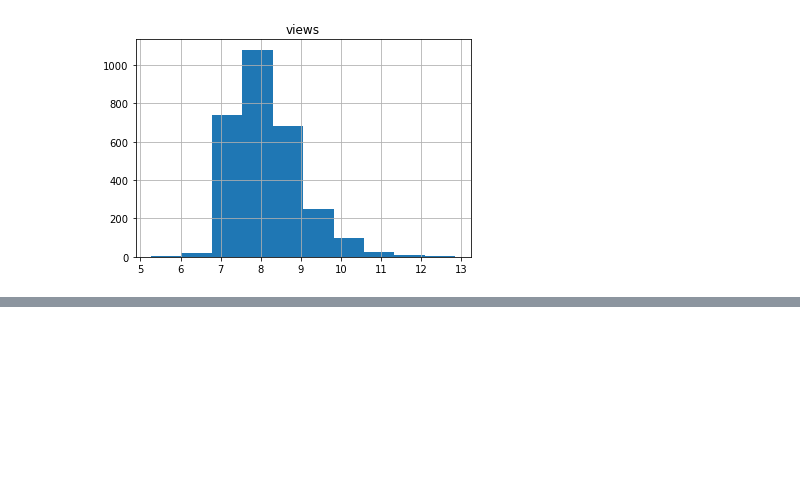
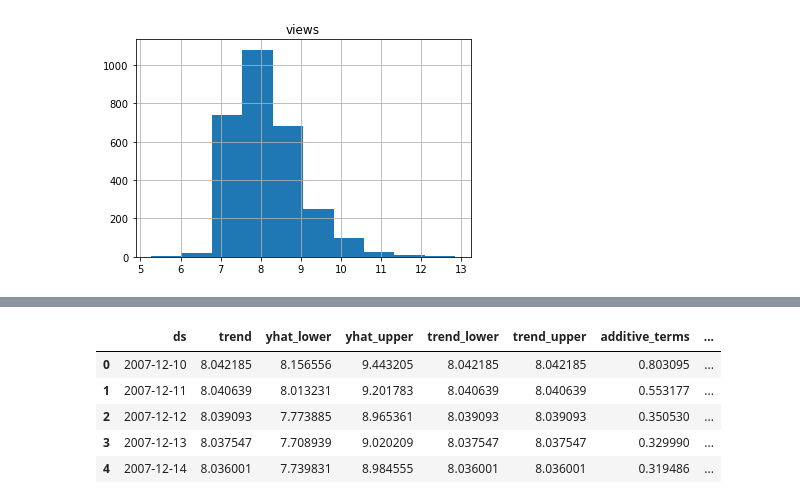
Before and after one commit to fernandovieira1/ML-e-DS-com-Python-de-A-a-Z, a Jupyter notebook: PARTE_9_SERIES_TEMPORAIS/PARTE_9_series_temp_FB_Prophet.ipynb, the cells around one changed output, grey strips where cells are left out. Saved outputs shown, nothing was run; the diff lists cells and outputs as text; code cells hidden in the pictures; blank space fills up the shorter version.

```diff
--- a/PARTE_9_SERIES_TEMPORAIS/PARTE_9_series_temp_FB_Prophet.ipynb
+++ b/PARTE_9_SERIES_TEMPORAIS/PARTE_9_series_temp_FB_Prophet.ipynb
@@ -51,0 +86,9 @@ dataset = dataset.sort_values(by='ds')
+# %%
+forecast.head()
+# %% [output]
+|  | ds | trend | yhat_lower | yhat_upper | trend_lower | trend_upper | additive_terms | ... |
+| 0 | 2007-12-10 | 8.042185 | 8.156556 | 9.443205 | 8.042185 | 8.042185 | 0.803095 | ... |
+| 1 | 2007-12-11 | 8.040639 | 8.013231 | 9.201783 | 8.040639 | 8.040639 | 0.553177 | ... |
+| 2 | 2007-12-12 | 8.039093 | 7.773885 | 8.965361 | 8.039093 | 8.039093 | 0.350530 | ... |
+| 3 | 2007-12-13 | 8.037547 | 7.708939 | 9.020209 | 8.037547 | 8.037547 | 0.329990 | ... |
+| 4 | 2007-12-14 | 8.036001 | 7.739831 | 8.984555 | 8.036001 | 8.036001 | 0.319486 | ... |
```
Also changed, not shown: parts of 11 cells of this notebook.
